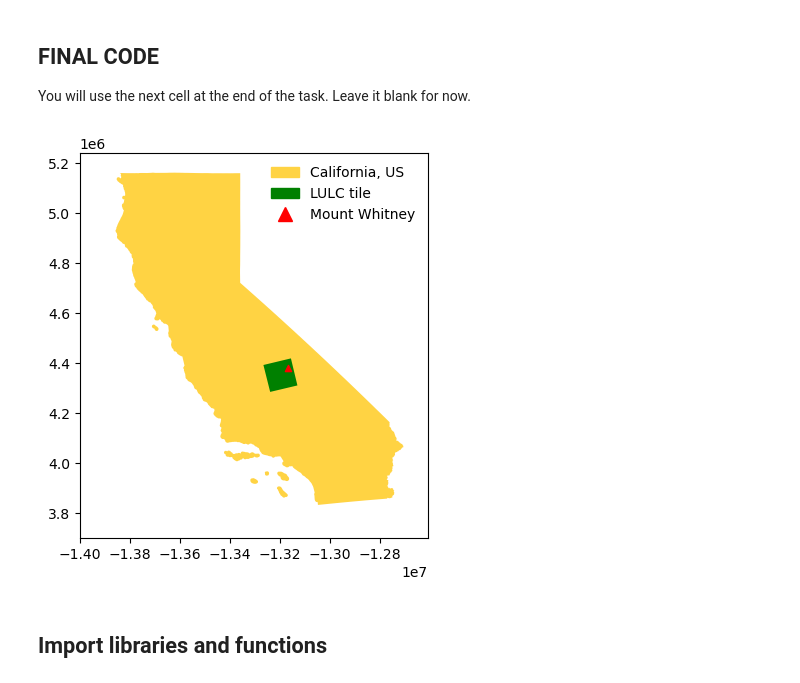
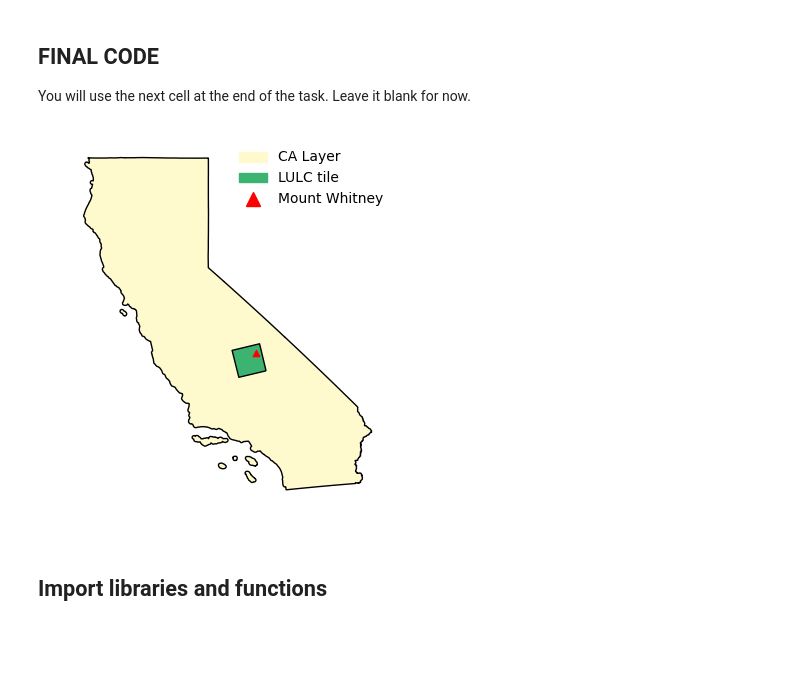
Before and after one commit to floraham/eds220-hwk-4, a Jupyter notebook: hwk4-task1-whitney-map.ipynb, the cells around one changed output. Drawn from its saved outputs; the diff is of its cells as text; code cells hidden in the pictures; blank space fills up the shorter version.

```diff
--- a/hwk4-task1-whitney-map.ipynb
+++ b/hwk4-task1-whitney-map.ipynb
@@ -87,38 +87,42 @@ ca.rename(columns={'year_': 'year'}, inplace=True)
 ### lulc cleaning
 # remove length 1 dimension (band)
 lulc = lulc.squeeze()
 
 # remove coordinates associated to band
 lulc = lulc.drop('band')
 lulc = lulc.drop('spatial_ref')
 
 
 # ============= PLOT ===============
 fig, ax = plt.subplots(figsize = (5,5))
 
+plt.axis("off")
 
-ca.plot(ax=ax, color = '#ffd343', marker = "s", label='California, US')
-ca_patches = mpatches.Patch(color='#ffd343', label='California, US')
+ca.plot(ax=ax, color = 'lemonchiffon', edgecolor = "black", marker = "s", label='CA Layer')
+ca_patches = mpatches.Patch(color='lemonchiffon', label='CA Layer')
 
-bbox_cacrs.plot(ax = ax, color = 'green',  label = 'LULC tile')
-box_patches = mpatches.Patch(color='green', label='LULC tile')
+bbox_cacrs.plot(ax = ax, color = 'mediumseagreen', edgecolor = "black",  label = 'lulc_tile')
+
+#lulc.plot(ax=ax, label = 'lulc tile')
+box_patches = mpatches.Patch(color='mediumseagreen', label='LULC tile')
 
 #plot whitney & add patch to legend
 mt_whitney.plot(ax=ax, color='red', markersize=20, marker="^")
 whitney_patches = mlines.Line2D([],[], color = "red", marker = "^", markersize = 10, linestyle = 'None', label = "Mount Whitney")
 
 # Adjust x-axis and y-axis ranges
 plt.xlim(-14000000, -12607677.375)  # Set x-axis range
 plt.ylim(3700000, 5240590.808)  # Set y-axis range
 
+
 # Manually add legend
 handles, labels = ax.get_legend_handles_labels()
 ax.legend(handles = [ca_patches, box_patches, whitney_patches] , frameon = False, loc = "upper right" )
 
 #show the plot
 plt.show()
 # %% [output]
-[figure, old version]
+[figure, new version]
 # %% [markdown]
 ## Import libraries and functions
 # %%
```
Also changed, not shown: parts of 1 cell of this notebook, 2 other files.
